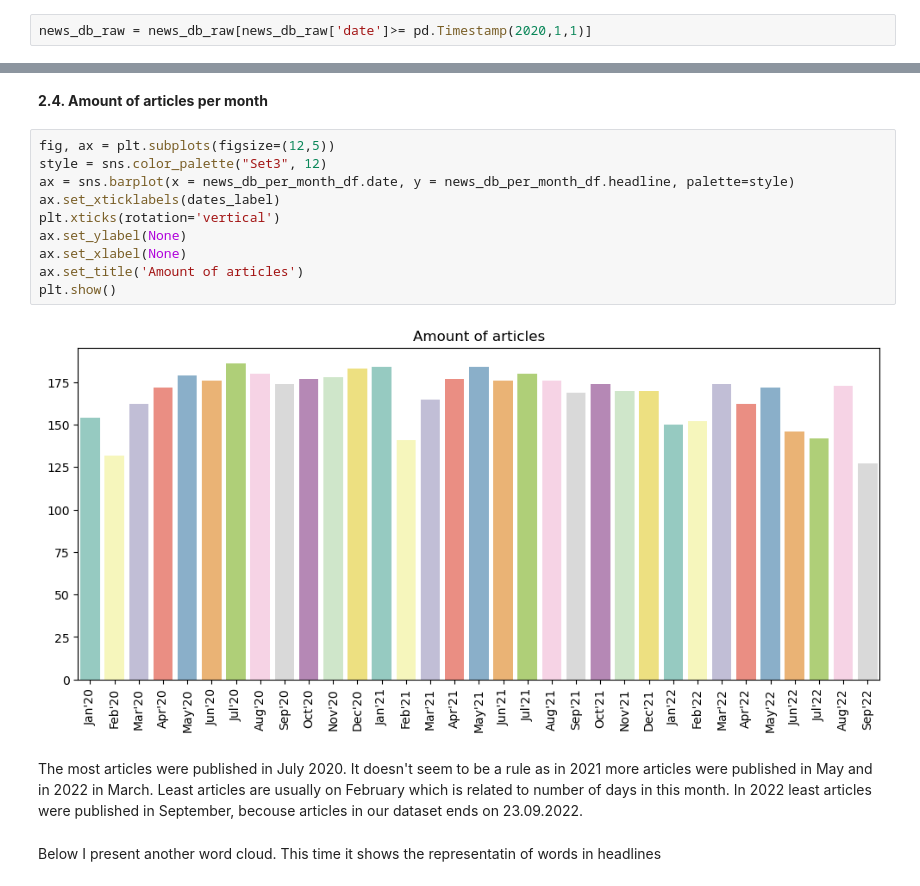
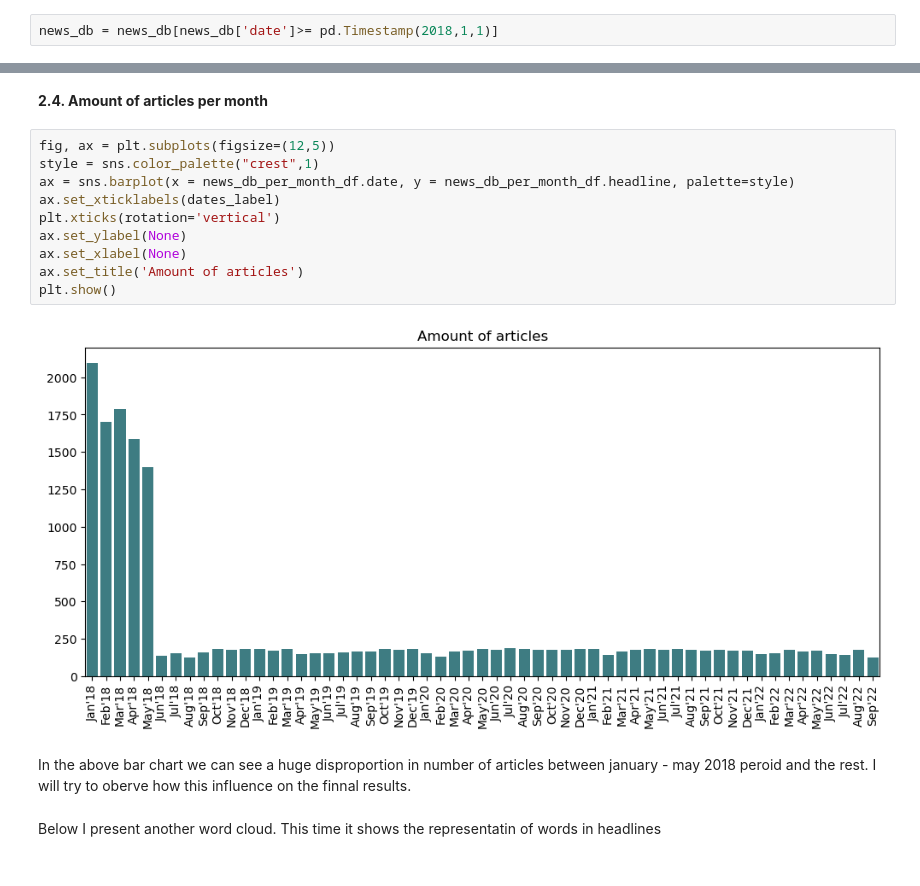
Before and after one commit to arkurpas/Text_similarity_in_news_articles, a Jupyter notebook: news.ipynb, the cells around one changed output, grey strips where cells are left out. Drawn from its saved outputs; the diff is of its cells as text.

```diff
--- a/news.ipynb
+++ b/news.ipynb
@@ -63,2 +65,2 @@ Feching only articles since 2020.01.01. This is my arbitrary choice and this doe
 # %%
-news_db_raw = news_db_raw[news_db_raw['date']>= pd.Timestamp(2020,1,1)]
+news_db = news_db[news_db['date']>= pd.Timestamp(2018,1,1)]
@@ -151,18 +146,18 @@ dates_label = news_db_per_month_df['date'].dt.strftime("%b'%y").values
  <b> 2.4. Amount of articles per month </b>
 # %%
 fig, ax = plt.subplots(figsize=(12,5))
-style = sns.color_palette("Set3", 12)
+style = sns.color_palette("crest",1)
 ax = sns.barplot(x = news_db_per_month_df.date, y = news_db_per_month_df.headline, palette=style)
 ax.set_xticklabels(dates_label)
 plt.xticks(rotation='vertical')
 ax.set_ylabel(None)
 ax.set_xlabel(None)
 ax.set_title('Amount of articles')
 plt.show()
 # %% [output]
-[figure, old version]
+[figure, new version]
 # %% [markdown]
-The most articles were published in July 2020. It doesn't seem to be a rule as in 2021 more articles were published in May and in 2022 in March. Least articles are usually on February which is related to number of days in this month. In 2022 least articles were published in September, becouse articles in our dataset ends on 23.09.2022.
+In the above bar chart we can see a huge disproportion in number of articles between january - may 2018 peroid and the rest. I will try to oberve how this influence on the finnal results.
 # %% [markdown]
 Below I present another word cloud. This time it shows the representatin of words in headlines
 # %%
```
Also changed, not shown: parts of 37 cells of this notebook.
